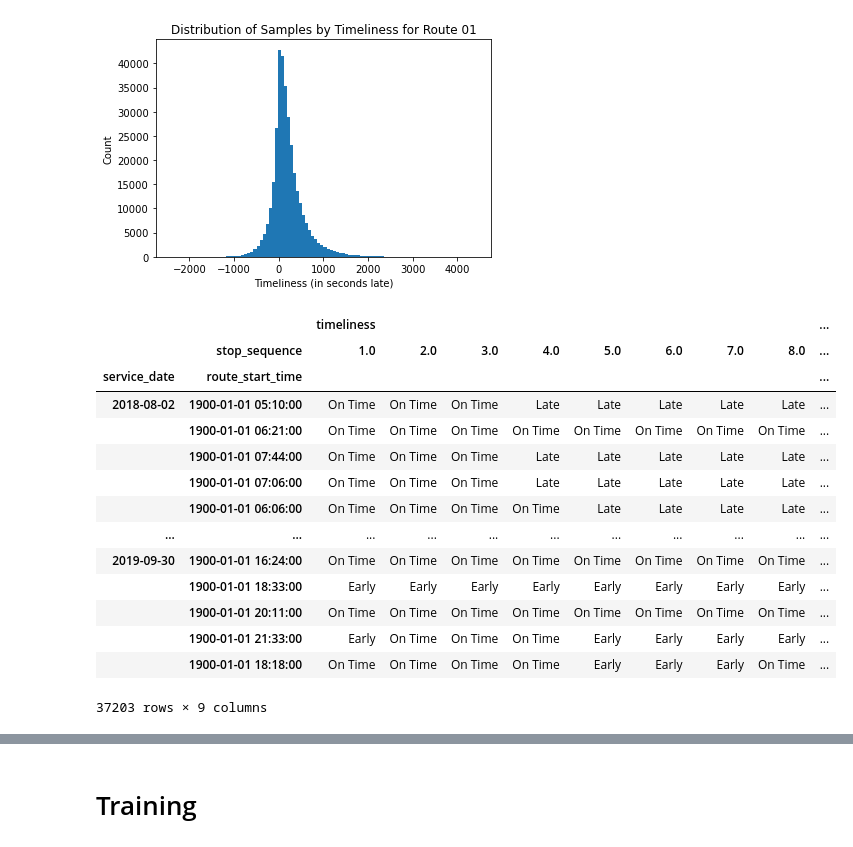
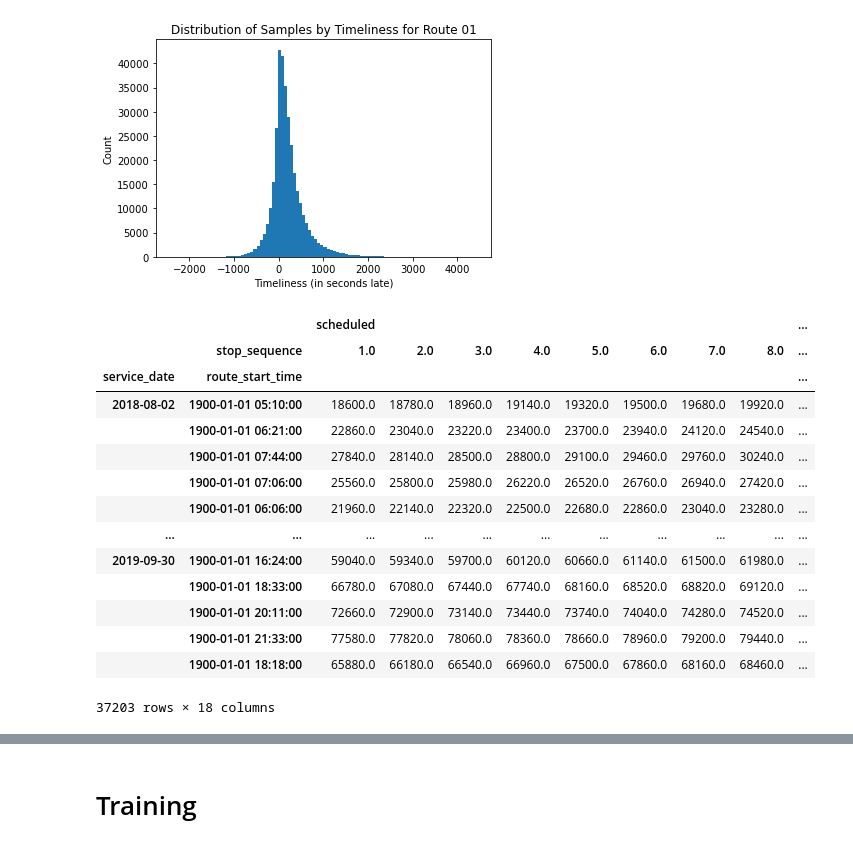
Before and after one commit to notAlex2/pgm-public-transit, a Jupyter notebook: Timeliness.ipynb, the cells around one changed output, grey strips where cells are left out. Drawn from its saved outputs; the diff is of its cells as text; code cells hidden in the pictures.

```diff
--- a/Timeliness.ipynb
+++ b/Timeliness.ipynb
@@ -228,11 +228,11 @@ columns = [('timeliness', col) for col in df7.columns]
 df7.columns = pd.MultiIndex.from_tuples(columns, names=[None, 'stop_sequence'])
 # %%
 # Create timeliness dataframe
-df8 = pd.concat([df5, df7], axis=1, sort=False)
+df8 = pd.concat([df6, df7], axis=1, sort=False)
 df8.drop('actual', axis=1, level=0, inplace=True)
-df8['route_start_time'] = df8[("scheduled", 1.0)]
+df8['route_start_time'] = df5[("scheduled", 1.0)]
 df8 = df8.reset_index().set_index(["service_date", "route_start_time"])
-df8.drop('scheduled', axis=1, level=0, inplace=True)
+# df8.drop('scheduled', axis=1, level=0, inplace=True)
 df8.drop('half_trip_id', axis=1, level=0, inplace=True)
 df8
 # %% [output]
@@ -263,20 +265,22 @@ plt.show()
 # %%
 # Transform continuous to discrete
-df9 = df8.apply(lambda x: pd.cut(x, bins=[-np.inf,-60,240,np.inf], labels=['Early', 'On Time', 'Late']), axis=0)
-df9
+df9 = df8[('scheduled',)]
+df10 = df8[('timeliness',)].apply(lambda x: pd.cut(x, bins=[-np.inf,-60,240,np.inf], labels=['Early', 'On Time', 'Late']), axis=0).astype('category')
+df11 = pd.concat([df9, df10], axis=1, keys=['scheduled', 'timeliness'])
+df11
 # %% [output]
-|  |  | timeliness |  |  |  |  |  |  |  | ... |
+|  |  | scheduled |  |  |  |  |  |  |  | ... |
 |  | stop_sequence | 1.0 | 2.0 | 3.0 | 4.0 | 5.0 | 6.0 | 7.0 | 8.0 | ... |
 | service_date | route_start_time |  |  |  |  |  |  |  |  | ... |
-| 2018-08-02 | 1900-01-01 05:10:00 | On Time | On Time | On Time | Late | Late | Late | Late | Late | ... |
-|  | 1900-01-01 06:21:00 | On Time | On Time | On Time | On Time | On Time | On Time | On Time | On Time | ... |
-|  | 1900-01-01 07:44:00 | On Time | On Time | On Time | Late | Late | Late | Late | Late | ... |
-|  | 1900-01-01 07:06:00 | On Time | On Time | On Time | Late | Late | Late | Late | Late | ... |
-|  | 1900-01-01 06:06:00 | On Time | On Time | On Time | On Time | Late | Late | Late | Late | ... |
+| 2018-08-02 | 1900-01-01 05:10:00 | 18600.0 | 18780.0 | 18960.0 | 19140.0 | 19320.0 | 19500.0 | 19680.0 | 19920.0 | ... |
+|  | 1900-01-01 06:21:00 | 22860.0 | 23040.0 | 23220.0 | 23400.0 | 23700.0 | 23940.0 | 24120.0 | 24540.0 | ... |
+|  | 1900-01-01 07:44:00 | 27840.0 | 28140.0 | 28500.0 | 28800.0 | 29100.0 | 29460.0 | 29760.0 | 30240.0 | ... |
+|  | 1900-01-01 07:06:00 | 25560.0 | 25800.0 | 25980.0 | 26220.0 | 26520.0 | 26760.0 | 26940.0 | 27420.0 | ... |
+|  | 1900-01-01 06:06:00 | 21960.0 | 22140.0 | 22320.0 | 22500.0 | 22680.0 | 22860.0 | 23040.0 | 23280.0 | ... |
 | ... | ... | ... | ... | ... | ... | ... | ... | ... | ... | ... |
-| 2019-09-30 | 1900-01-01 16:24:00 | On Time | On Time | On Time | On Time | On Time | On Time | On Time | On Time | ... |
-|  | 1900-01-01 18:33:00 | Early | Early | Early | Early | Early | Early | Early | Early | ... |
-|  | 1900-01-01 20:11:00 | On Time | On Time | On Time | On Time | On Time | On Time | On Time | On Time | ... |
-|  | 1900-01-01 21:33:00 | Early | On Time | On Time | On Time | Early | Early | Early | Early | ... |
-|  | 1900-01-01 18:18:00 | On Time | On Time | On Time | On Time | Early | Early | Early | On Time | ... |
+| 2019-09-30 | 1900-01-01 16:24:00 | 59040.0 | 59340.0 | 59700.0 | 60120.0 | 60660.0 | 61140.0 | 61500.0 | 61980.0 | ... |
+|  | 1900-01-01 18:33:00 | 66780.0 | 67080.0 | 67440.0 | 67740.0 | 68160.0 | 68520.0 | 68820.0 | 69120.0 | ... |
+|  | 1900-01-01 20:11:00 | 72660.0 | 72900.0 | 73140.0 | 73440.0 | 73740.0 | 74040.0 | 74280.0 | 74520.0 | ... |
+|  | 1900-01-01 21:33:00 | 77580.0 | 77820.0 | 78060.0 | 78360.0 | 78660.0 | 78960.0 | 79200.0 | 79440.0 | ... |
+|  | 1900-01-01 18:18:00 | 65880.0 | 66180.0 | 66540.0 | 66960.0 | 67500.0 | 67860.0 | 68160.0 | 68460.0 | ... |
-37203 rows × 9 columns
+37203 rows × 18 columns
```
Also changed, not shown: parts of 7 cells of this notebook.
